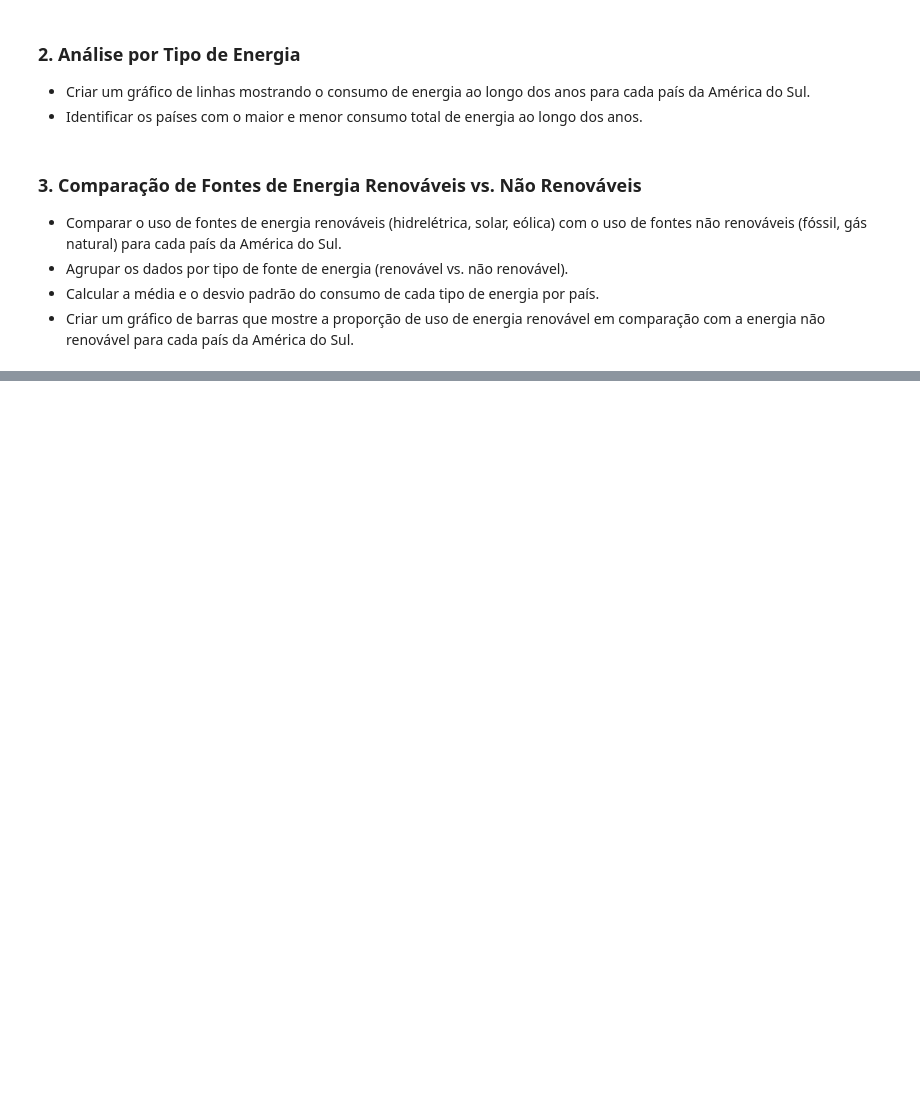
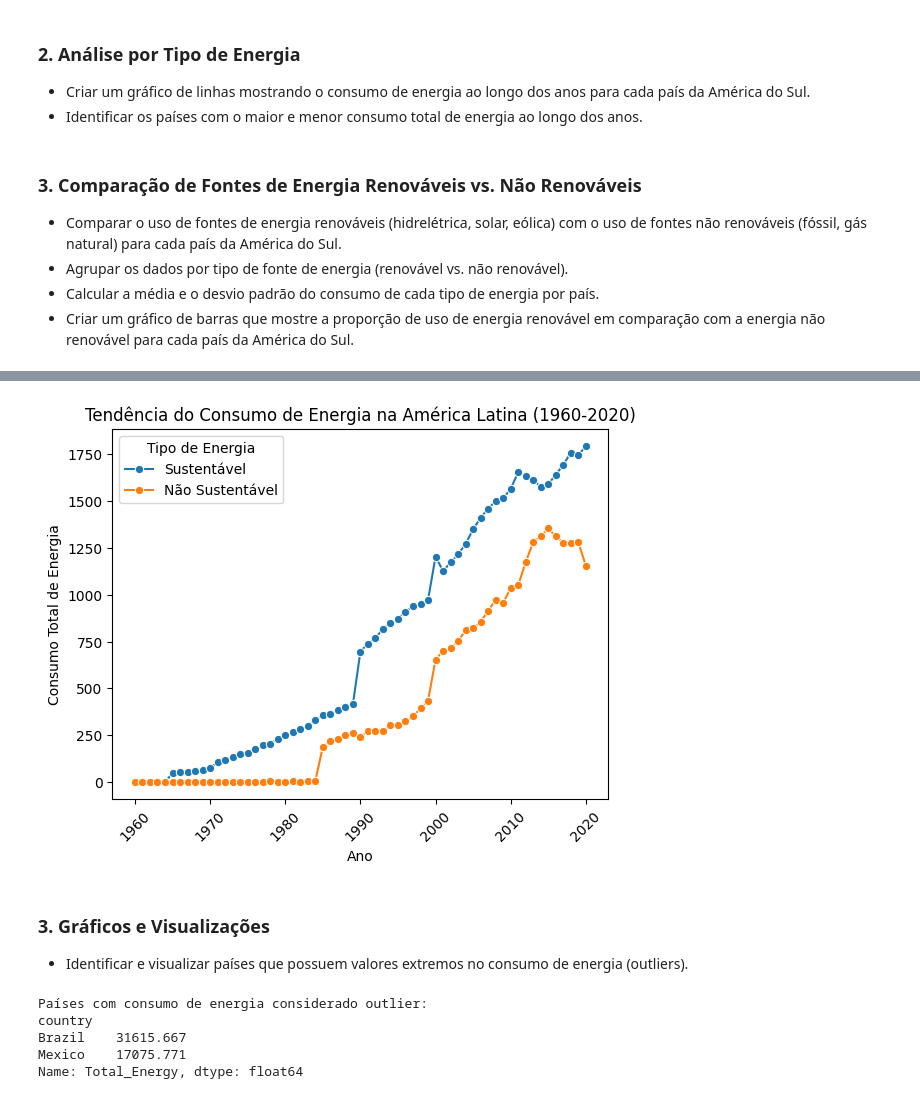
Before and after one commit to claytontey/DS_Unesp, a Jupyter notebook: Work_Git/GuilhermeGumiero/WorkGit/Aula 9/Ex_Aula9.ipynb, the cells around one changed output, grey strips where cells are left out. Saved outputs shown, nothing was run; the diff lists cells and outputs as text; code cells hidden in the pictures; blank space fills up the shorter version.

```diff
--- a/Work_Git/GuilhermeGumiero/WorkGit/Aula 9/Ex_Aula9.ipynb
+++ b/Work_Git/GuilhermeGumiero/WorkGit/Aula 9/Ex_Aula9.ipynb
@@ -194,0 +189,59 @@ See the caveats in the documentation: https://pandas.pydata.org/pandas-docs/stab
+# %%
+import seaborn as sns
+import matplotlib.pyplot as plt
+
+# Filtrar os dados para incluir apenas os países da América Latina
+df_latam = df_novo[df_novo['country'].isin(latin_american_countries)]
+
+# Filtrar o intervalo de anos entre 1960 e 2020
+df_latam = df_latam[(df_latam['year'] >= 1960) & (df_latam['year'] <= 2020)]
+
+# Calcular o consumo total de energia sustentável e não sustentável por ano
+df_latam['Sustentável'] = df_latam[energia_sustentavel].sum(axis=1)
+df_latam['Não Sustentável'] = df_latam[energia_nao_sustentavel].sum(axis=1)
+
+# Agrupar por ano e calcular o total anual de energia para cada tipo
+uso_anual = df_latam.groupby('year')[['Sustentável', 'Não Sustentável']].sum().reset_index()
+
+# Converter para o formato longo para facilitar a plotagem com seaborn
+uso_anual_melted = uso_anual.melt('year', var_name='Tipo de Energia', value_name='Consumo')
+
+# Plotar o gráfico de linhas para mostrar a tendência
+sns.lineplot(data=uso_anual_melted, x='year', y='Consumo', hue='Tipo de Energia', marker='o')
+plt.title('Tendência do Consumo de Energia na América Latina (1960-2020)')
+plt.xlabel('Ano')
+plt.ylabel('Consumo Total de Energia')
+plt.xticks(rotation=45)
+plt.legend(title='Tipo de Energia')
+plt.show()
+# %% [output]
+[figure, added]
+# %% [markdown]
+### 3. Gráficos e Visualizações
+* Identificar e visualizar países que possuem valores extremos no consumo de energia (outliers).
+# %%
+# Filtrar e calcular o consumo total de energia para países da América Latina
+outliers = (
+    df_novo[df_novo['country'].isin(latin_american_countries)]
+    .assign(Total_Energy=lambda x: x[energy_columns].sum(axis=1))
+    .groupby('country')['Total_Energy']
+    .sum()
+)
+
+# Calcular o IQR e limites para detectar outliers
+Q1 = outliers.quantile(0.25)
+Q3 = outliers.quantile(0.75)
+IQR = Q3 - Q1
+
+# Filtrar os outliers
+outliers = outliers[(outliers < Q1 - 1.5 * IQR) | (outliers > Q3 + 1.5 * IQR)]
+
+# Exibir os outliers
+print("Países com consumo de energia considerado outlier:")
+print(outliers)
+# %% [output]
+Países com consumo de energia considerado outlier:
+country
+Brazil    31615.667
+Mexico    17075.771
+Name: Total_Energy, dtype: float64
```
Also changed, not shown: parts of 5 cells of this notebook.
